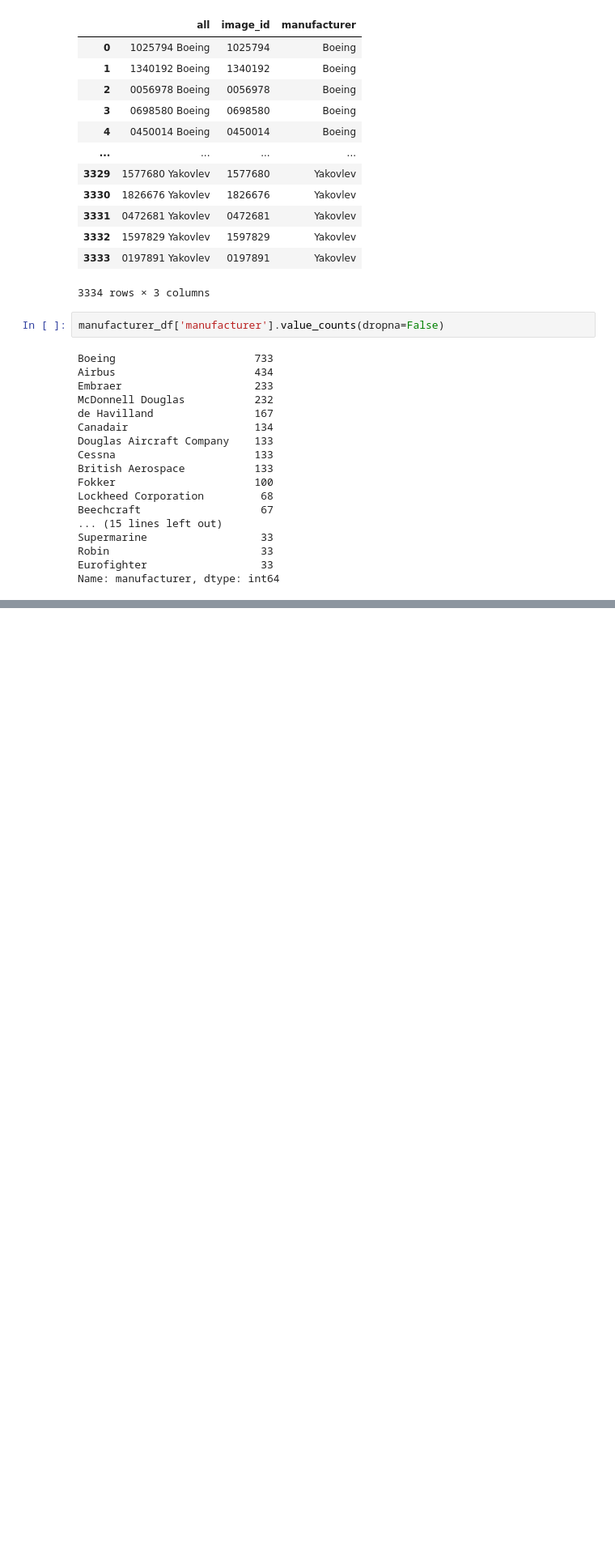
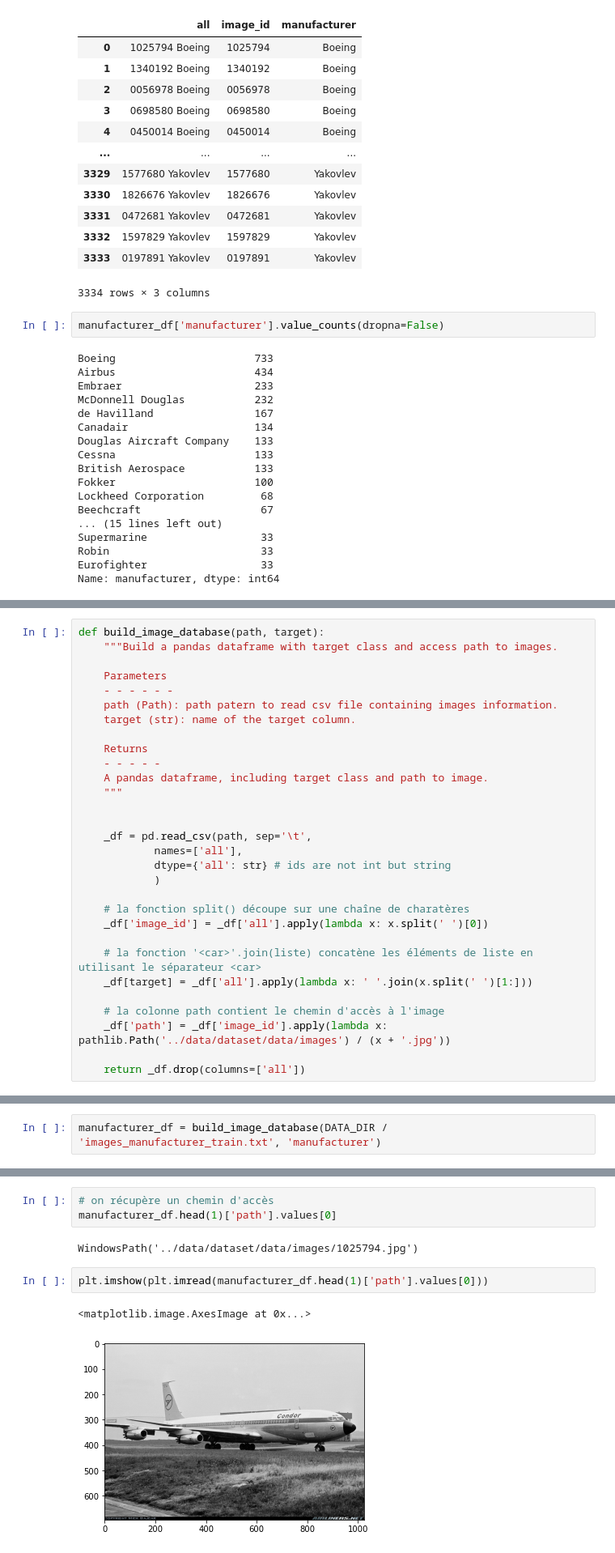
Before and after one commit to MerylAhounou/plane-classification, a Jupyter notebook: notebooks/train_classification_model.ipynb, the cells around one changed output, grey strips where cells are left out. Shown at 81% size. Saved outputs shown, nothing was run; the diff lists cells and outputs as text; blank space fills up the shorter version.

```diff
--- a/notebooks/train_classification_model.ipynb
+++ b/notebooks/train_classification_model.ipynb
@@ -197,0 +216,30 @@ Name: manufacturer, dtype: int64
+# %%
+def build_image_database(path, target):
+    """Build a pandas dataframe with target class and access path to images.
+
+    Parameters
+    - - - - - -
+    path (Path): path patern to read csv file containing images information.
+    target (str): name of the target column.
+
+    Returns
+    - - - - -
+    A pandas dataframe, including target class and path to image.
+    """
+
+
+    _df = pd.read_csv(path, sep='\t',
+            names=['all'],
+            dtype={'all': str} # ids are not int but string
+            )
+
+    # la fonction split() découpe sur une chaîne de charatères
+    _df['image_id'] = _df['all'].apply(lambda x: x.split(' ')[0])
+
+    # la fonction '<car>'.join(liste) concatène les éléments de liste en utilisant le séparateur <car>
+    _df[target] = _df['all'].apply(lambda x: ' '.join(x.split(' ')[1:]))
+
+    # la colonne path contient le chemin d'accès à l'image
+    _df['path'] = _df['image_id'].apply(lambda x:  pathlib.Path('../data/dataset/data/images') / (x + '.jpg'))
+
+    return _df.drop(columns=['all'])
@@ -197,0 +273,2 @@ Name: manufacturer, dtype: int64
+# %%
+manufacturer_df = build_image_database(DATA_DIR / 'images_manufacturer_train.txt', 'manufacturer')
@@ -197,0 +284,10 @@ Name: manufacturer, dtype: int64
+# %%
+# on récupère un chemin d'accès
+manufacturer_df.head(1)['path'].values[0]
+# %% [output]
+WindowsPath('../data/dataset/data/images/1025794.jpg')
+# %%
+plt.imshow(plt.imread(manufacturer_df.head(1)['path'].values[0]))
+# %% [output]
+<matplotlib.image.AxesImage at 0x...>
+[figure, added]
```
Also changed, not shown: parts of 40 cells of this notebook.
